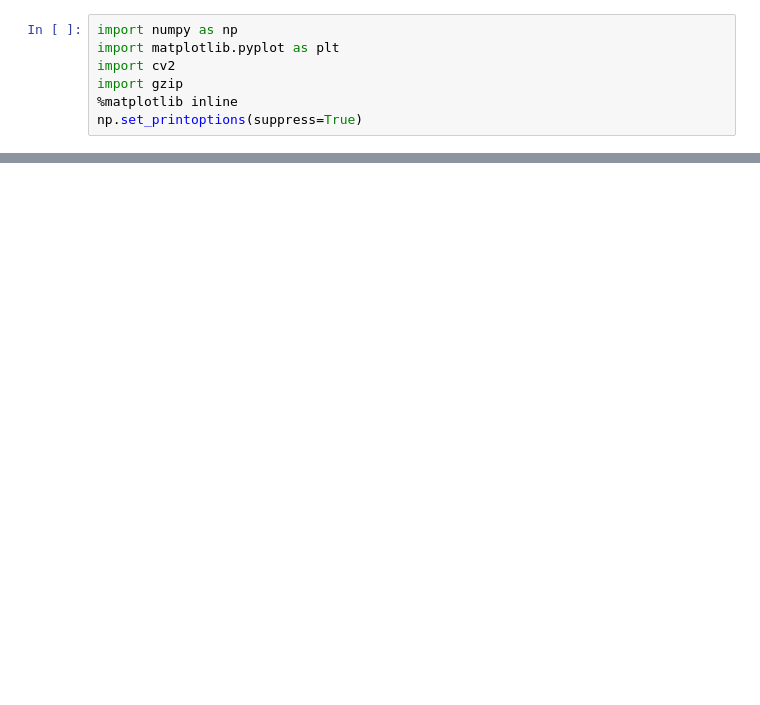
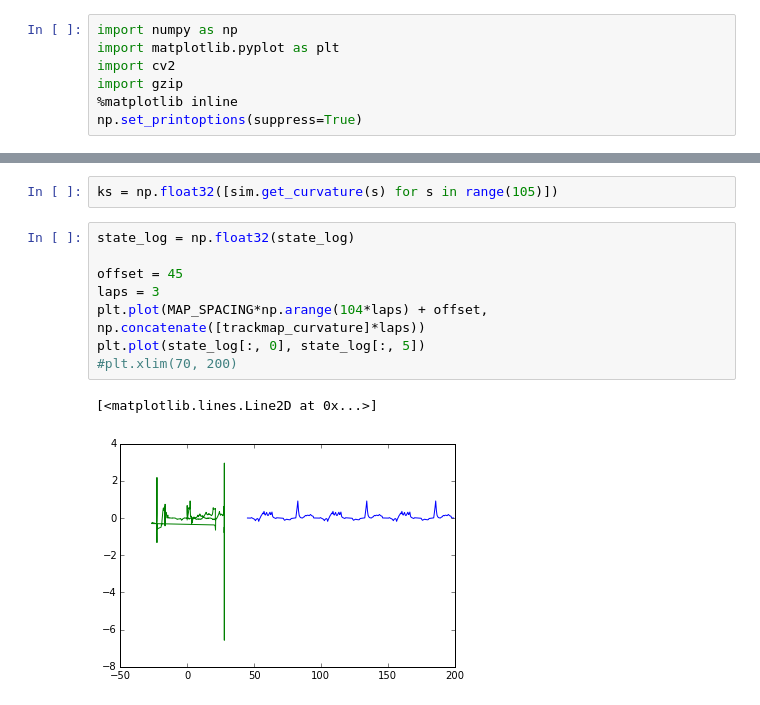
Before and after one commit to a1k0n/autorustler, a Jupyter notebook: diyrobocars/ekf_numeric.ipynb, the cells around one changed output, grey strips where cells are left out. Saved outputs shown, nothing was run; the diff lists cells and outputs as text; blank space fills up the shorter version.

```diff
--- a/diyrobocars/ekf_numeric.ipynb
+++ b/diyrobocars/ekf_numeric.ipynb
@@ -410,0 +871,13 @@ NameError: global name 'kalman_log' is not defined
+# %%
+ks = np.float32([sim.get_curvature(s) for s in range(105)])
+# %%
+state_log = np.float32(state_log)
+
+offset = 45
+laps = 3
+plt.plot(MAP_SPACING*np.arange(104*laps) + offset, np.concatenate([trackmap_curvature]*laps))
+plt.plot(state_log[:, 0], state_log[:, 5])
+#plt.xlim(70, 200)
+# %% [output]
+[<matplotlib.lines.Line2D at 0x...>]
+[figure, added]
```
Also changed, not shown: parts of 39 cells of this notebook, 19 other files.
